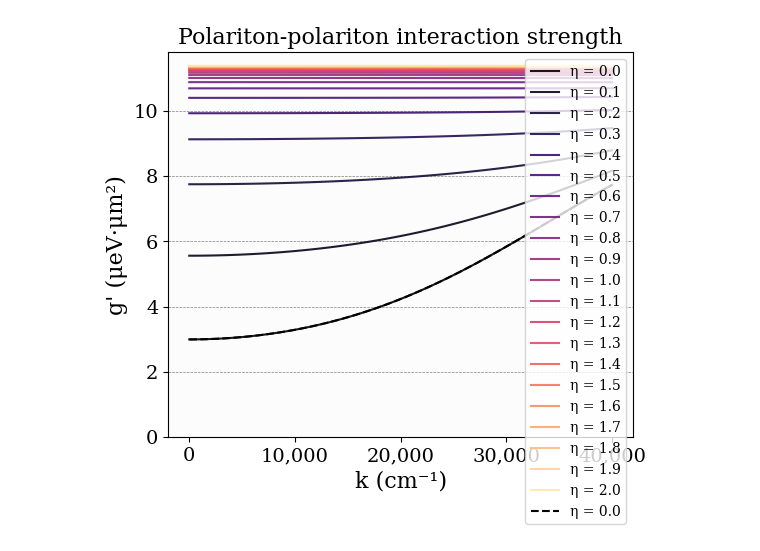
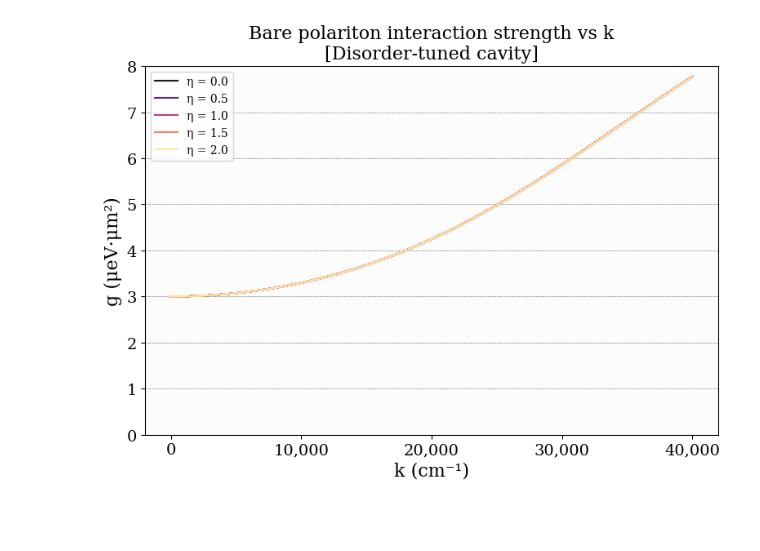
Before and after one commit to mtp354/Polaritons, a Jupyter notebook: Polarition Disorder.ipynb, the cells around one changed output. Saved outputs shown, nothing was run; the diff lists cells and outputs as text; code cells hidden in the pictures; blank space fills up the shorter version.

```diff
--- a/Polarition Disorder.ipynb
+++ b/Polarition Disorder.ipynb
@@ -629,9 +639,10 @@ def get_chemical_potential(eta_value, beta_value=beta, L_terms=100, k_upper=1e8,
 
 
 def hopfield_coefficients(eta_value, k_grid, E_lp_values, disorder_tuned=True):
-    E_phot = E_ph(k_grid, eta_value) if disorder_tuned else E_ph(k_grid, 0.0)
-    X_LP = 1 / np.sqrt(1 + (Omega / (E_lp_values - E_phot)) ** 2)
-    C_LP = -1 / np.sqrt(1 + ((E_lp_values - E_phot) / Omega) ** 2)
+    E_ex_vals = E_ex(k_grid, eta_value)
+    ratio = (E_lp_values - E_ex_vals) / Omega
+    X_LP = 1 / np.sqrt(1 + np.abs(ratio)**2)
+    C_LP = ratio / np.sqrt(1 + np.abs(ratio)**2)
     return X_LP, C_LP
 
 
@@ -642,10 +653,9 @@ def Pi0(eta_value, beta_value=beta, L_terms=100, k_upper=1e8, n_k=100_000, disor
     return (-m_eff_val / (np.pi * hbar**2)) * 1 / (np.exp(-mu_val * beta_value) - 1)
 
 
-def polariton_interaction_strength(eta_value, k_grid, beta_value=beta, bare=False,
-                                   L_terms=100, k_upper=1e8, n_k=100_000, disorder_tuned=True):
+def polariton_interaction_strength(eta_value, k_grid, beta_value=beta, bare=False, L_terms=100, k_upper=1e8, n_k=100_000, disorder_tuned=True):
     N_qw = 1
-    E_lp_vals = np.abs(E_LP(k_grid, eta_value, disorder_tuned=disorder_tuned))
+    E_lp_vals = E_LP(k_grid, eta_value, disorder_tuned=disorder_tuned)
     X_LP, C_LP = hopfield_coefficients(eta_value, k_grid, E_lp_vals, disorder_tuned=disorder_tuned)
     g_bare = (g_ex / N_qw) * np.abs(X_LP) ** 4
     if bare:
@@ -666,48 +732,93 @@ g_k_results_df = np.zeros((len(eta_grid), len(k_grid_disp)), dtype=float)
 for eta_idx, eta_val in enumerate(eta_grid):
     for results_arr, dt in [(g_k_results_dt, True), (g_k_results_df, False)]:
         results_arr[eta_idx, :] = np.real(
             polariton_interaction_strength(
                 eta_val, k_grid_disp,
                 beta_value=beta, bare=False,
                 L_terms=L_terms_k_scan,
                 k_upper=k_upper_k_scan,
                 n_k=n_k_k_scan,
                 disorder_tuned=dt,
             )
         )
 
 g_k_results_dt_plot = 1e18 * g_k_results_dt
 g_k_results_df_plot = 1e18 * g_k_results_df
 
-#region Screened polariton interaction strength vs k — paired
+# Bare interaction strength
+g_k_bare_dt = np.zeros((len(eta_grid), len(k_grid_disp)), dtype=float)
+g_k_bare_df = np.zeros((len(eta_grid), len(k_grid_disp)), dtype=float)
+
+for eta_idx, eta_val in enumerate(eta_grid):
+    for results_arr, dt in [(g_k_bare_dt, True), (g_k_bare_df, False)]:
+        results_arr[eta_idx, :] = np.real(
+            polariton_interaction_strength(
+                eta_val, k_grid_disp,
+                beta_value=beta, bare=True,
+                L_terms=L_terms_k_scan,
+                k_upper=k_upper_k_scan,
+                n_k=n_k_k_scan,
+                disorder_tuned=dt,
+            )
+        )
+
+g_k_bare_dt_plot = 1e18 * g_k_bare_dt
+g_k_bare_df_plot = 1e18 * g_k_bare_df
+
+#region Bare polariton interaction strength vs k — separate plots
 plt.rc('legend', fontsize=10)
 plt.rc('figure', titlesize=12)
 
-fig1, (ax1, ax2) = plt.subplots(1, 2, figsize=(12, 5), sharey=True)
-fig1.suptitle('Screened polariton interaction strength vs k')
+legend_etas = [0.0, 0.5, 1.0, 1.5, 2.0]
 
-for eta_idx in range(len(eta_grid)):
-    clr = plt.cm.magma(eta_idx / len(eta_grid))
-    lbl = f'η = {eta_grid[eta_idx]}'
-    ax1.plot(0.01 * k_grid_disp, g_k_results_dt_plot[eta_idx], label=lbl, color=clr, alpha=0.9)
-    ax2.plot(0.01 * k_grid_disp, g_k_results_df_plot[eta_idx], label=lbl, color=clr, alpha=0.9)
-
-ax1.plot(0.01 * k_grid_disp, g_k_results_dt_plot[0], ls='--', color='black', label='η = 0.0')
-ax2.plot(0.01 * k_grid_disp, g_k_results_df_plot[0], ls='--', color='black', label='η = 0.0')
-
-for ax, title in [(ax1, 'Disorder-tuned cavity'), (ax2, 'Disorder-free cavity')]:
+for results_plot, title in [
+    (g_k_bare_dt_plot, 'Disorder-tuned cavity'),
+    (g_k_bare_df_plot, 'Disorder-free cavity'),
+]:
+    fig, ax = plt.subplots(figsize=(8, 6))
+    for eta_idx in range(len(eta_grid)):
+        clr = plt.cm.magma(eta_idx / len(eta_grid))
+        lbl = f'η = {eta_grid[eta_idx]}' if eta_grid[eta_idx] in legend_etas else '_nolegend_'
+        ax.plot(0.01 * k_grid_disp, results_plot[eta_idx], label=lbl, color=clr, alpha=0.9)
     ax.set_xlabel('k (cm⁻¹)')
-    ax.set_ylabel("g' (μeV·μm²)")
-    ax.set_title(title)
+    ax.set_ylabel("g (μeV·μm²)")
+    ax.set_title(f'Bare polariton interaction strength vs k\n[{title}]')
     ax.set_ylim(0, None)
     ax.legend()
     ax.xaxis.set_ticks(np.linspace(0, 40_000, 5))
     ax.set_xticklabels(['{:,}'.format(int(x)) for x in ax.get_xticks().tolist()])
     ax.grid(visible=True, which='both', axis='y', color='black', linestyle='--', linewidth=0.5, alpha=0.5)
     ax.set_facecolor('0.99')
+    plt.tight_layout()
+    plt.show()
+#endregion
 
-plt.tight_layout()
-plt.show()
+#region Screened polariton interaction strength vs k — separate plots
+plt.rc('legend', fontsize=10)
+plt.rc('figure', titlesize=12)
+
+legend_etas = [0.0, 0.5, 1.0, 1.5, 2.0]
+
+for results_plot, title in [
+    (g_k_results_dt_plot, 'Disorder-tuned cavity'),
+    (g_k_results_df_plot, 'Disorder-free cavity'),
+]:
+    fig, ax = plt.subplots(figsize=(8, 6))
+    for eta_idx in range(len(eta_grid)):
+        clr = plt.cm.magma(eta_idx / len(eta_grid))
+        lbl = f'η = {eta_grid[eta_idx]}' if eta_grid[eta_idx] in legend_etas else '_nolegend_'
+        ax.plot(0.01 * k_grid_disp, results_plot[eta_idx], label=lbl, color=clr, alpha=0.9)
+    ax.set_xlabel('k (cm⁻¹)')
+    ax.set_ylabel("g' (μeV·μm²)")
+    ax.set_title(f'Screened polariton interaction strength vs k\n[{title}]')
+    ax.set_ylim(0, None)
+    ax.legend()
+    ax.xaxis.set_ticks(np.linspace(0, 40_000, 5))
+    ax.set_xticklabels(['{:,}'.format(int(x)) for x in ax.get_xticks().tolist()])
+    ax.grid(visible=True, which='both', axis='y', color='black', linestyle='--', linewidth=0.5, alpha=0.5)
+    ax.set_facecolor('0.99')
+    plt.tight_layout()
+    plt.show()
 #endregion
 # %% [output]
-[figure, old version]
+[figure, new version]
```
Also changed, not shown: parts of 11 cells of this notebook, 1 other file.
